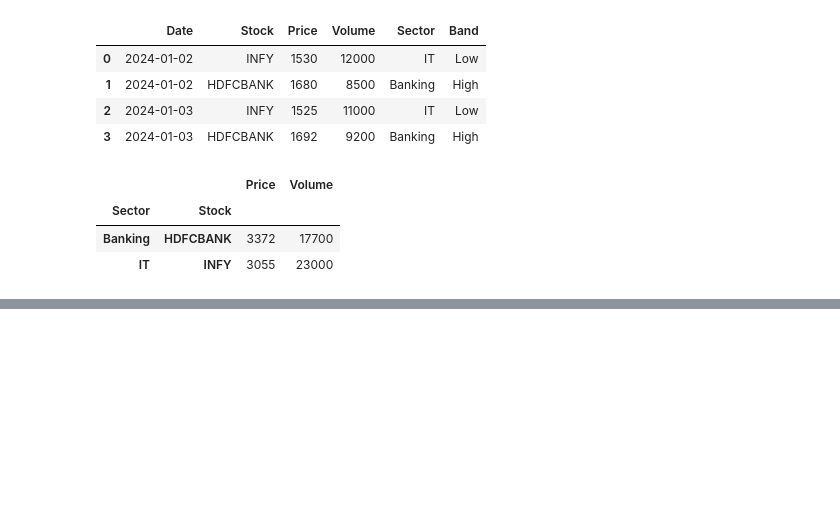
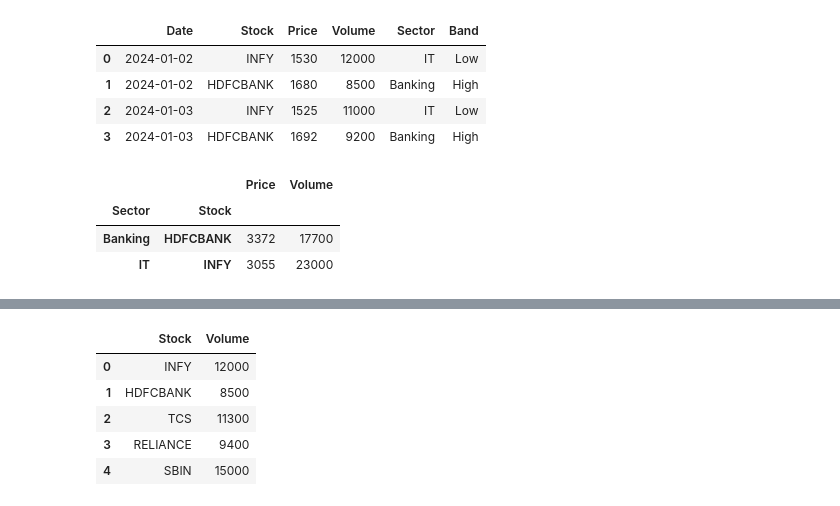
Before and after one commit to Rakshit-Lodha/zero-to-hero-python, a Jupyter notebook: zerotohero.ipynb, the cells around one changed output, grey strips where cells are left out. Cells and saved outputs as stored; diff of their text form; code cells hidden in the pictures; blank space fills up the shorter version.

```diff
--- a/zerotohero.ipynb
+++ b/zerotohero.ipynb
@@ -2296,0 +2321,11 @@ df_2.groupby(['Sector','Stock'])[['Price','Volume']].sum()
+# %%
+df_volume = pd.DataFrame(data_volumes)
+
+df_volume
+# %% [output]
+|  | Stock | Volume |
+| 0 | INFY | 12000 |
+| 1 | HDFCBANK | 8500 |
+| 2 | TCS | 11300 |
+| 3 | RELIANCE | 9400 |
+| 4 | SBIN | 15000 |
```
Also changed, not shown: parts of 8 cells of this notebook, 2 other files.
